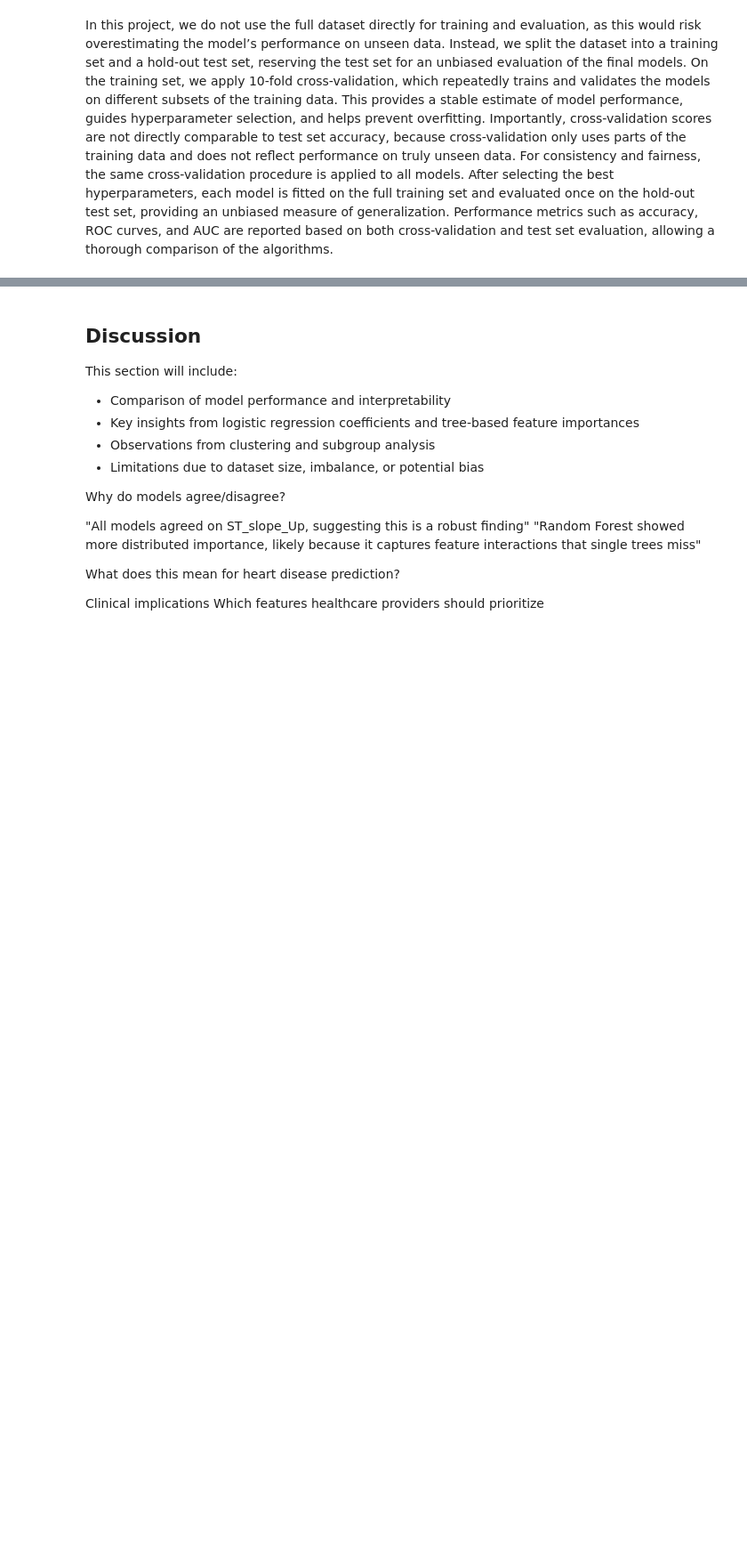
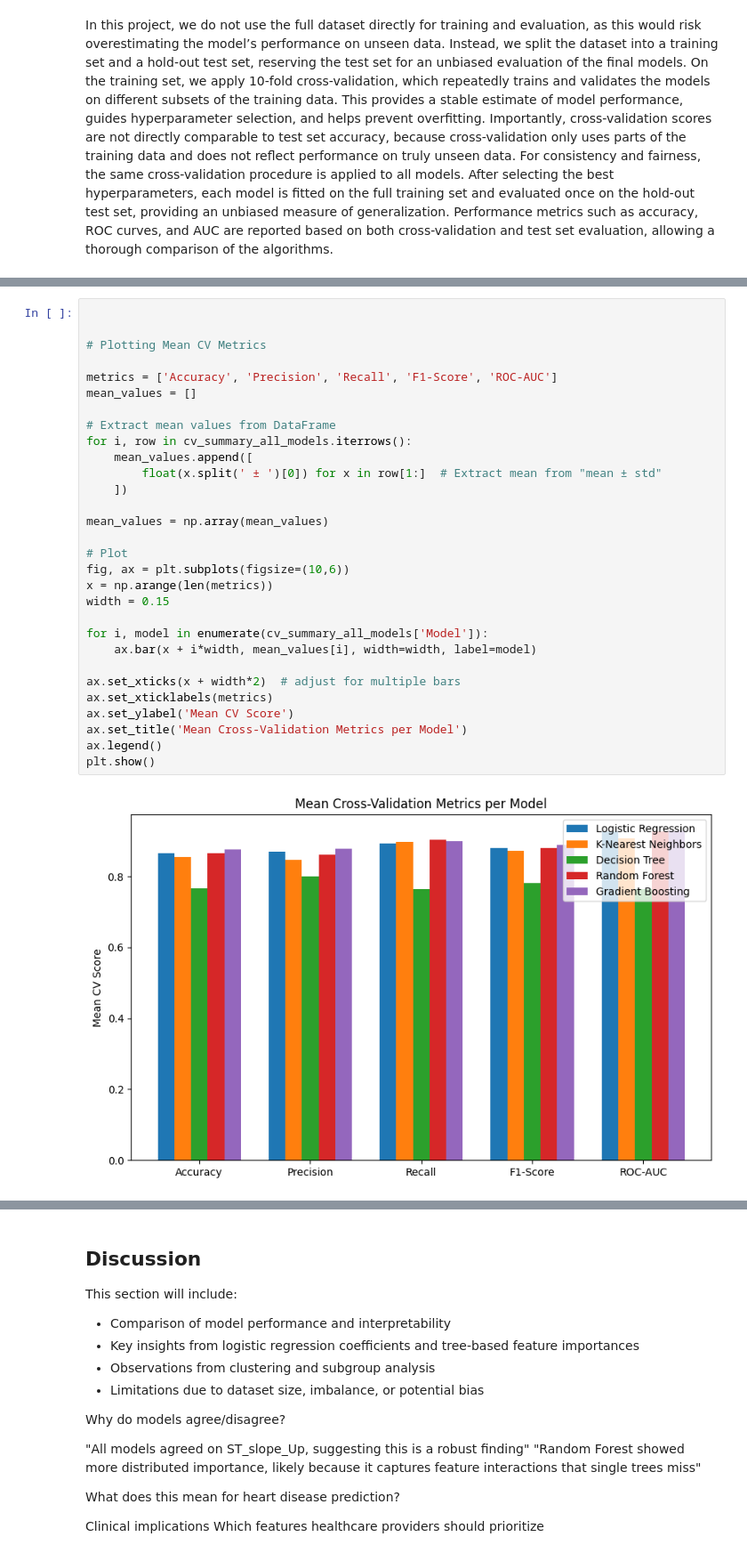
Before and after one commit to JoshH6538/heart-prediction-ml, a Jupyter notebook: Project_Report.ipynb, the cells around one changed output, grey strips where cells are left out. Shown at 89% size. Saved outputs shown, nothing was run; the diff lists cells and outputs as text; blank space fills up the shorter version.

```diff
--- a/Project_Report.ipynb
+++ b/Project_Report.ipynb
@@ -387,0 +653,32 @@ Visualizations (confusion matrices, ROC curves, feature importance plots) will a
+# %%
+
+
+# Plotting Mean CV Metrics
+
+metrics = ['Accuracy', 'Precision', 'Recall', 'F1-Score', 'ROC-AUC']
+mean_values = []
+
+# Extract mean values from DataFrame
+for i, row in cv_summary_all_models.iterrows():
+    mean_values.append([
+        float(x.split(' ± ')[0]) for x in row[1:]  # Extract mean from "mean ± std"
+    ])
+
+mean_values = np.array(mean_values)
+
+# Plot
+fig, ax = plt.subplots(figsize=(10,6))
+x = np.arange(len(metrics))
+width = 0.15
+
+for i, model in enumerate(cv_summary_all_models['Model']):
+    ax.bar(x + i*width, mean_values[i], width=width, label=model)
+
+ax.set_xticks(x + width*2)  # adjust for multiple bars
+ax.set_xticklabels(metrics)
+ax.set_ylabel('Mean CV Score')
+ax.set_title('Mean Cross-Validation Metrics per Model')
+ax.legend()
+plt.show()
+# %% [output]
+[figure, added]
```
Also changed, not shown: parts of 44 cells of this notebook.
